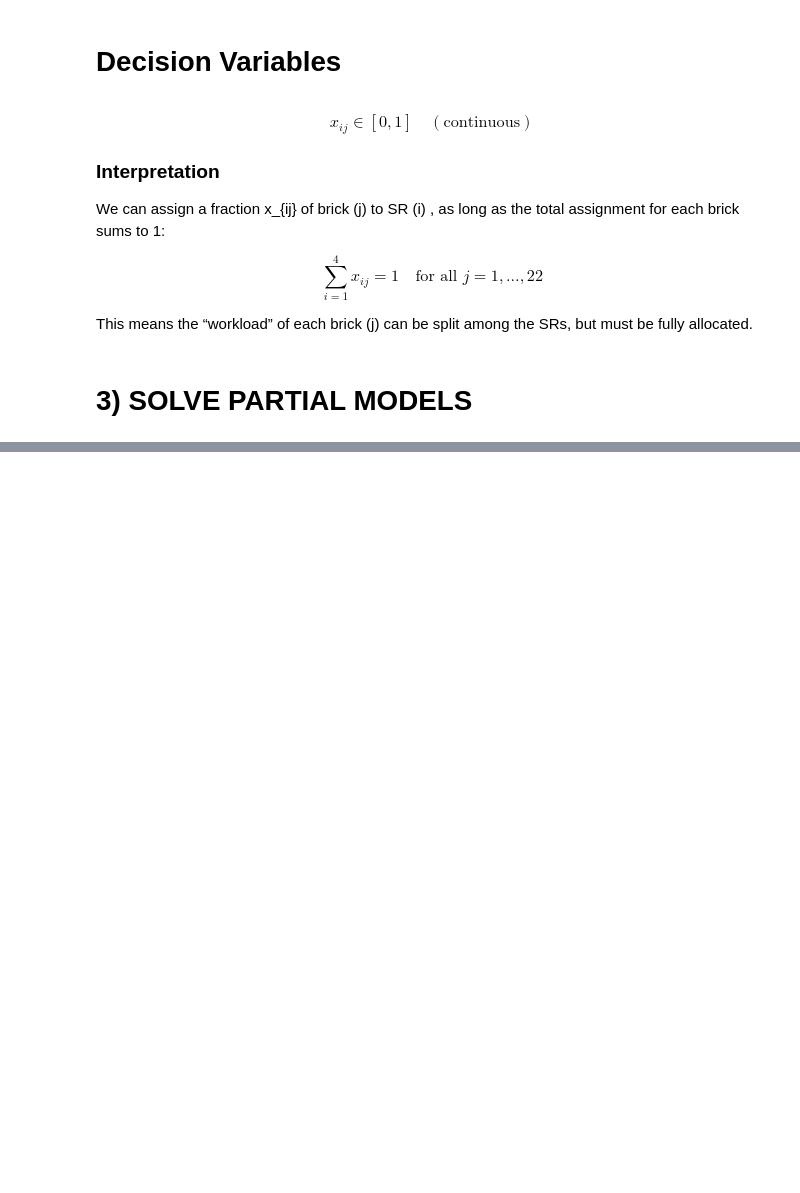
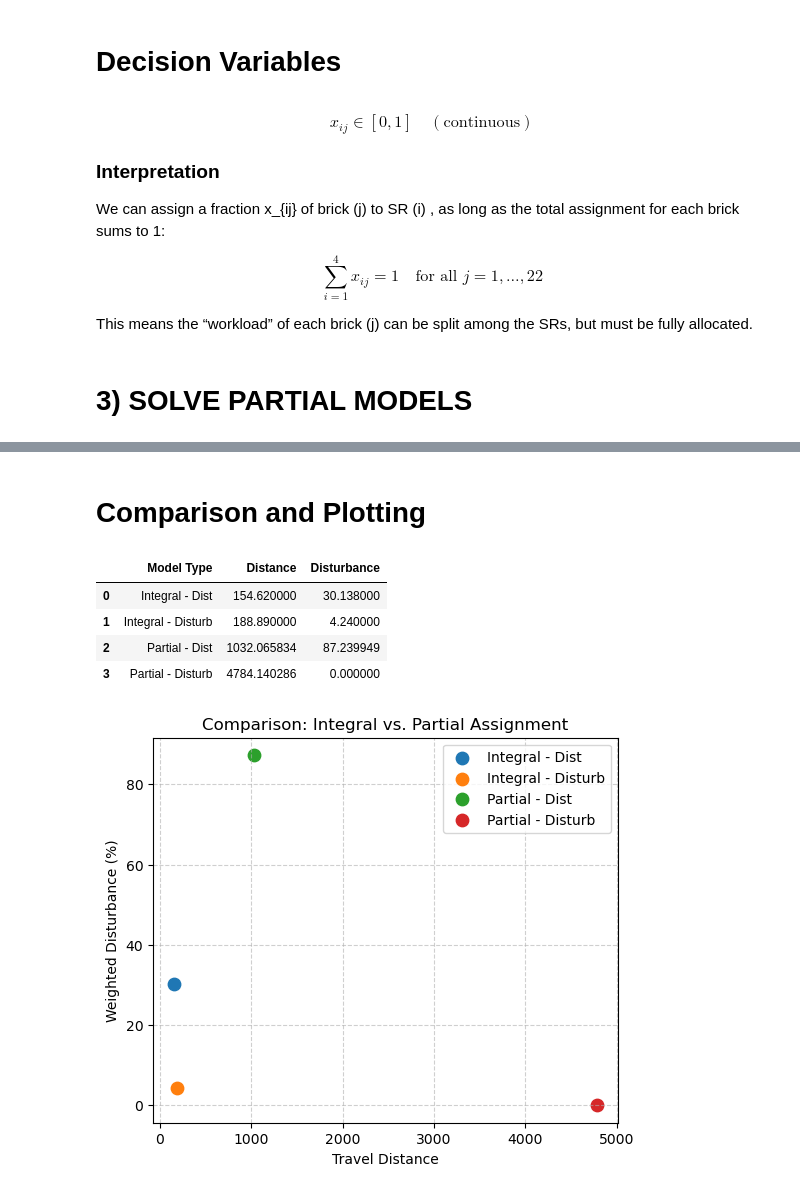
Before and after one commit to LucasTramonte/Decision-systems, a Jupyter notebook: main.ipynb, the cells around one changed output, grey strips where cells are left out. Saved outputs shown, nothing was run; the diff lists cells and outputs as text; code cells hidden in the pictures; blank space fills up the shorter version.

```diff
--- a/main.ipynb
+++ b/main.ipynb
@@ -756,7 +756,7 @@ def build_partial_model(objective="distance"):
     Returns the model and the X_ij variables (dict).
     """
     # Create new model
-    m = gp.Model("partial_assignment")
+    m = Model("partial_assignment")
 
     # Variables: X_ij in [0,1]
     X_ij = {
@@ -869,0 +883,48 @@ print("SR Workloads:", partial_disb_loads)
+# %% [markdown]
+# Comparison and Plotting
+# %%
+# Suppose from previous runs, we got integral min-distance solution:
+int_min_dist_distance = 154.62
+int_min_dist_disturb  = 30.138
+
+# Suppose from previous runs, we got integral min-disturbance solution:
+int_min_disb_distance = 188.89
+int_min_disb_disturb  = 4.24
+
+# Now from the partial model:
+part_min_dist_distance = partial_dist_dist   # from partial-assignment (min distance)
+part_min_dist_disturb  = partial_dist_disturb
+part_min_disb_distance = partial_disb_dist
+part_min_disb_disturb  = partial_disb_disturb
+
+# Make a DataFrame of these four solutions:
+compare_df = pd.DataFrame({
+    "Model Type": ["Integral - Dist", "Integral - Disturb",
+                   "Partial - Dist",  "Partial - Disturb"],
+    "Distance":   [int_min_dist_distance, int_min_disb_distance,
+                   part_min_dist_distance, part_min_disb_distance],
+    "Disturbance":[int_min_dist_disturb,  int_min_disb_disturb,
+                   part_min_dist_disturb,  part_min_disb_disturb]
+})
+
+display(compare_df)
+
+# Plot them
+plt.figure(figsize=(6,5))
+
+for idx, row in compare_df.iterrows():
+    plt.scatter(row["Distance"], row["Disturbance"], s=80, label=row["Model Type"])
+
+plt.xlabel("Travel Distance")
+plt.ylabel("Weighted Disturbance (%)")
+plt.title("Comparison: Integral vs. Partial Assignment")
+plt.grid(True, linestyle="--", alpha=0.6)
+plt.legend()
+plt.show()
+# %% [output]
+|  | Model Type | Distance | Disturbance |
+| 0 | Integral - Dist | 154.620000 | 30.138000 |
+| 1 | Integral - Disturb | 188.890000 | 4.240000 |
+| 2 | Partial - Dist | 1032.065834 | 87.239949 |
+| 3 | Partial - Disturb | 4784.140286 | 0.000000 |
+[figure, added]
```
Also changed, not shown: parts of 2 cells of this notebook.
